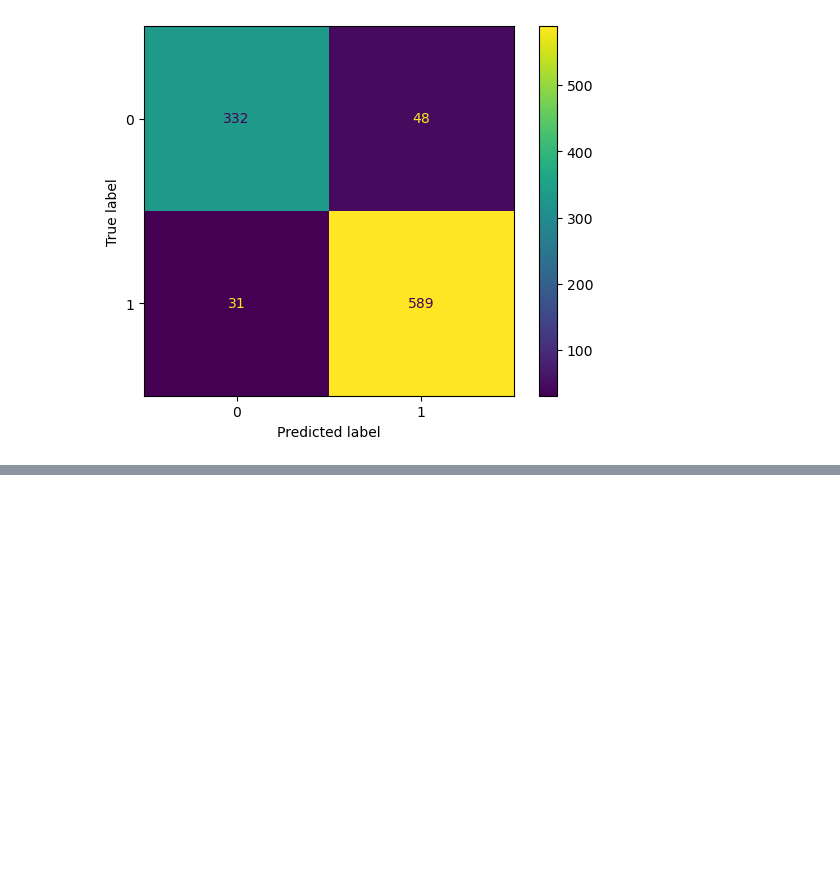
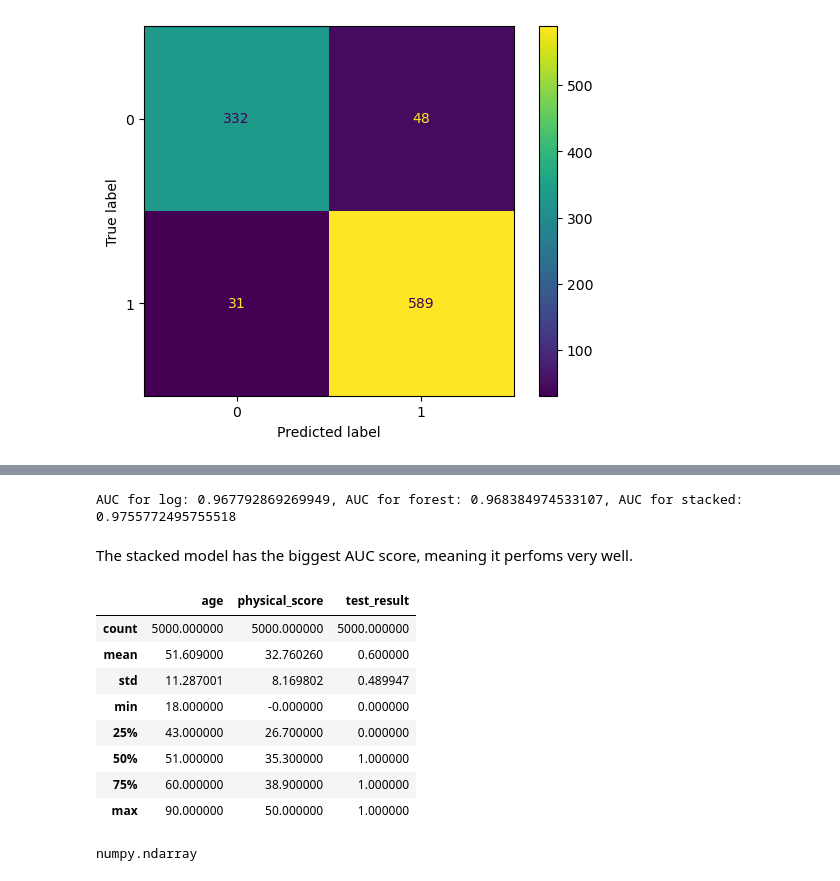
Before and after one commit to MarwaBrian/MockPhase1, a Jupyter notebook: classification/rand.ipynb, the cells around one changed output, grey strips where cells are left out. Saved outputs shown, nothing was run; the diff lists cells and outputs as text; code cells hidden in the pictures; blank space fills up the shorter version.

```diff
--- a/classification/rand.ipynb
+++ b/classification/rand.ipynb
@@ -61,0 +169,13 @@ ConfusionMatrixDisplay(cm ).plot()
+# %%
+from sklearn.metrics import roc_auc_score
+
+auc_log = roc_auc_score(y_test, y_score_log_r)
+auc_forest = roc_auc_score(y_test, y_score_forest)
+auc_meta = roc_auc_score(y_test, y_score_stacked)
+
+
+print(f'AUC for log: {auc_log}, AUC for forest: {auc_forest}, AUC for stacked: {auc_meta}')
+# %% [output]
+AUC for log: 0.967792869269949, AUC for forest: 0.968384974533107, AUC for stacked: 0.9755772495755518
+# %% [markdown]
+The stacked model has the biggest AUC score, meaning it perfoms very well.
@@ -61,0 +195,12 @@ ConfusionMatrixDisplay(cm ).plot()
+# %%
+hearing.describe()
+# %% [output]
+|  | age | physical_score | test_result |
+| count | 5000.000000 | 5000.000000 | 5000.000000 |
+| mean | 51.609000 | 32.760260 | 0.600000 |
+| std | 11.287001 | 8.169802 | 0.489947 |
+| min | 18.000000 | -0.000000 | 0.000000 |
+| 25% | 43.000000 | 26.700000 | 0.000000 |
+| 50% | 51.000000 | 35.300000 | 1.000000 |
+| 75% | 60.000000 | 38.900000 | 1.000000 |
+| max | 90.000000 | 50.000000 | 1.000000 |
@@ -61,0 +215,4 @@ ConfusionMatrixDisplay(cm ).plot()
+# %%
+type(x_train)
+# %% [output]
+numpy.ndarray
```
Also changed, not shown: parts of 16 cells of this notebook, 1 other file.
